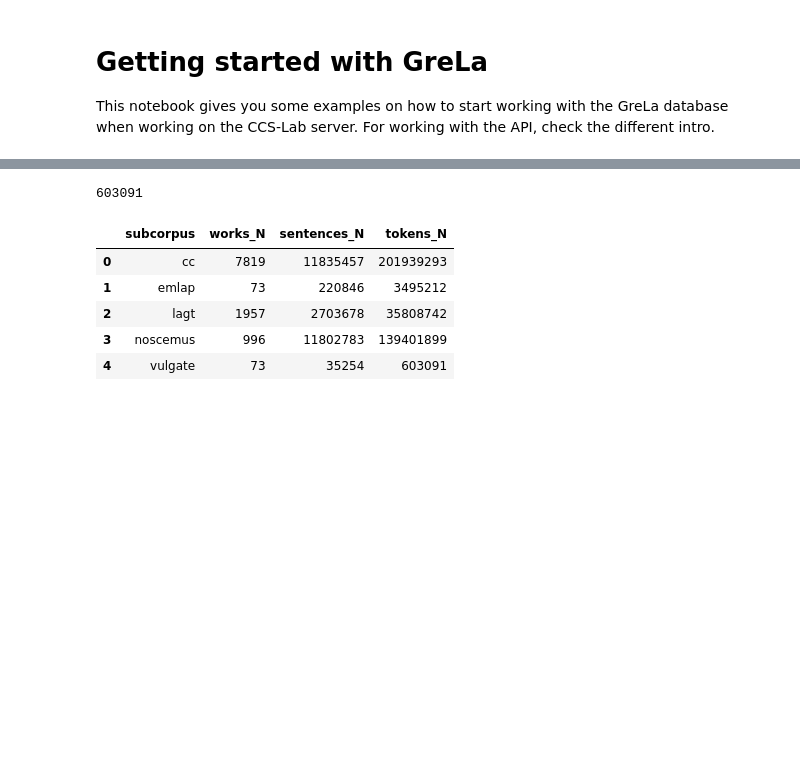
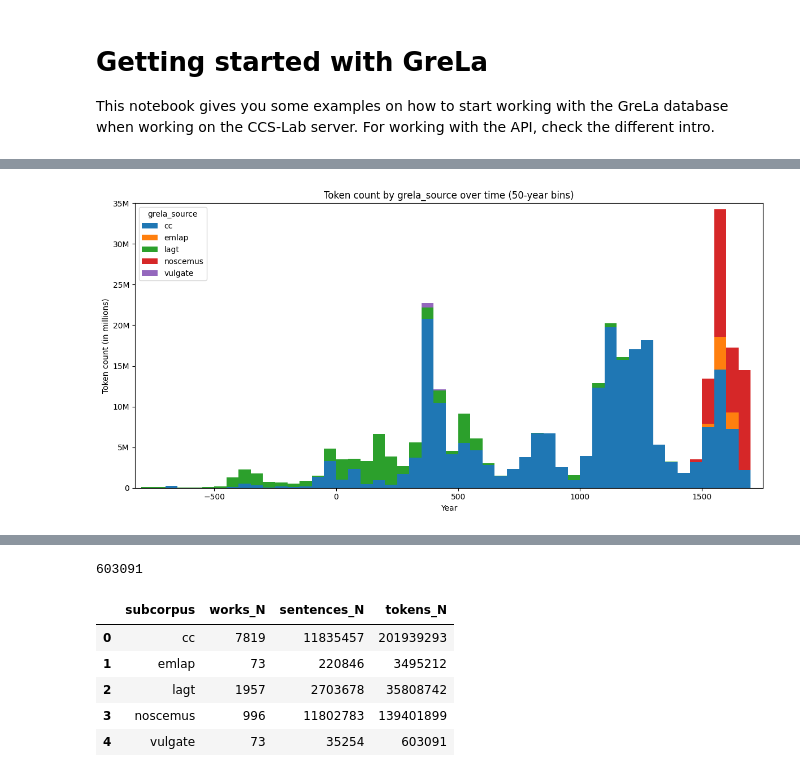
Before and after one commit to CCS-ZCU/GreLa, a Jupyter notebook: scripts/7_getting-started-with-local-grela.ipynb, the cells around one changed output, grey strips where cells are left out. Cells and saved outputs as stored; diff of their text form; code cells hidden in the pictures; blank space fills up the shorter version.

```diff
--- a/scripts/7_getting-started-with-local-grela.ipynb
+++ b/scripts/7_getting-started-with-local-grela.ipynb
@@ -54,3 +54,61 @@ works_df.head(5)
 | 2 | lagt | lagt_pta0001.pta001 | Severian of Gabala | De fide et lege naturae | 400 | 409 | 406 | None | ... |
 | 3 | lagt | lagt_pta0001.pta002 | Severian of Gabala | De paenitentia et compunctione | 400 | 409 | 400 | None | ... |
 | 4 | lagt | lagt_pta0001.pta003 | Severian of Gabala | In ascensionem domini nostri Iesu... | 400 | 409 | 405 | None | ... |
+# %%
+import numpy as np
+import matplotlib.pyplot as plt
+
+from matplotlib.ticker import FuncFormatter
+
+def millions(x, pos):
+    # x is the tick value
+    if x == 0:
+        return "0"
+    return f"{x/1_000_000:.0f}M"   # 1000000 -> "1M", 2000000 -> "2M", etc.
+
+
+# 1) Define 50-year bins from -800 to 1700
+bins = np.arange(-800, 1750, 50)   # -800, -750, ..., 1700
+bin_centers = bins[:-1] + 25       # midpoints for plotting (e.g. -775, -725, ...)
+
+# 2) Filter the data to the desired range (optional but usually nice)
+mask = (works_df["date_random"] >= -800) & (works_df["date_random"] <= 1700)
+df = works_df.loc[mask].copy()
+
+# 3) Cut dates into 50-year bins and label by the bin center
+df["date_bin"] = pd.cut(
+    df["date_random"],
+    bins=bins,
+    labels=bin_centers,   # numeric labels = bin midpoints
+    right=False           # interval is [left, right)
+)
+
+# 4) Group by 50-year bin and grela_source, sum token_count
+grouped = (
+    df.groupby(["date_bin", "grela_source"])["token_count"]
+      .sum()
+      .unstack(fill_value=0)
+)
+
+# 5) Stacked bar plot "by hand" so we can control x and width
+fig, ax = plt.subplots(figsize=(12, 6))
+
+x = grouped.index.astype(float)  # numeric centers
+bottom = np.zeros(len(grouped))
+
+for source in grouped.columns:
+    values = grouped[source].values
+    ax.bar(x, values, bottom=bottom, width=50, label=source)
+    bottom += values
+
+ax.set_xlim(-825, 1750)
+ax.set_ylim(0, 35000000)
+ax.set_xlabel("Year")
+ax.yaxis.set_major_formatter(FuncFormatter(millions))
+ax.set_ylabel("Token count (in millions)")
+ax.set_title("Token count by grela_source over time (50-year bins)")
+ax.legend(title="grela_source", bbox_to_anchor=(0, 1), loc="upper left")
+plt.tight_layout()
+plt.show()
+# %% [output]
+[figure, added]
```
Also changed, not shown: parts of 3 cells of this notebook, 8 other files.
